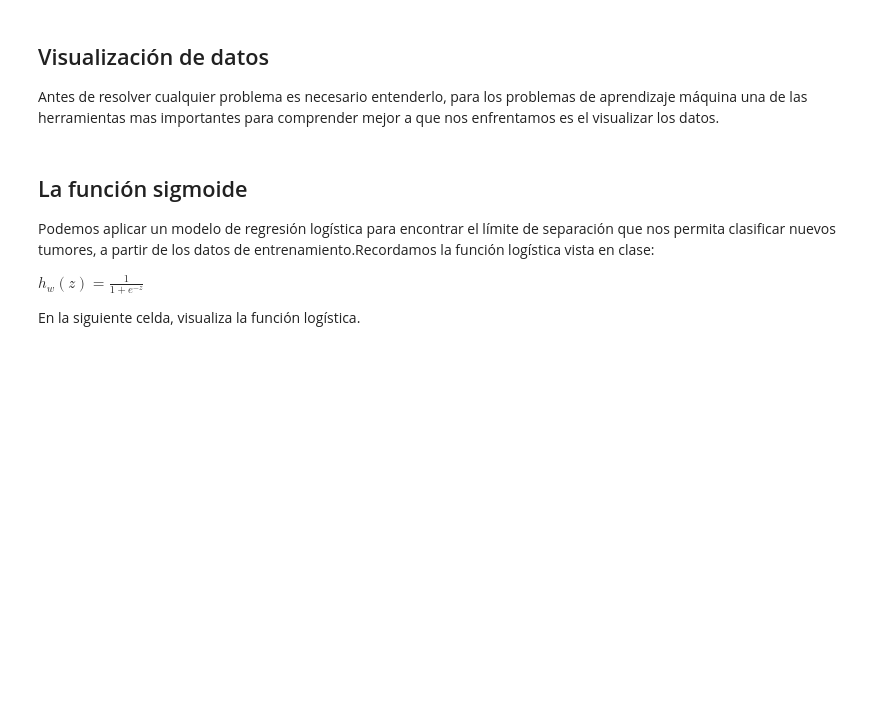
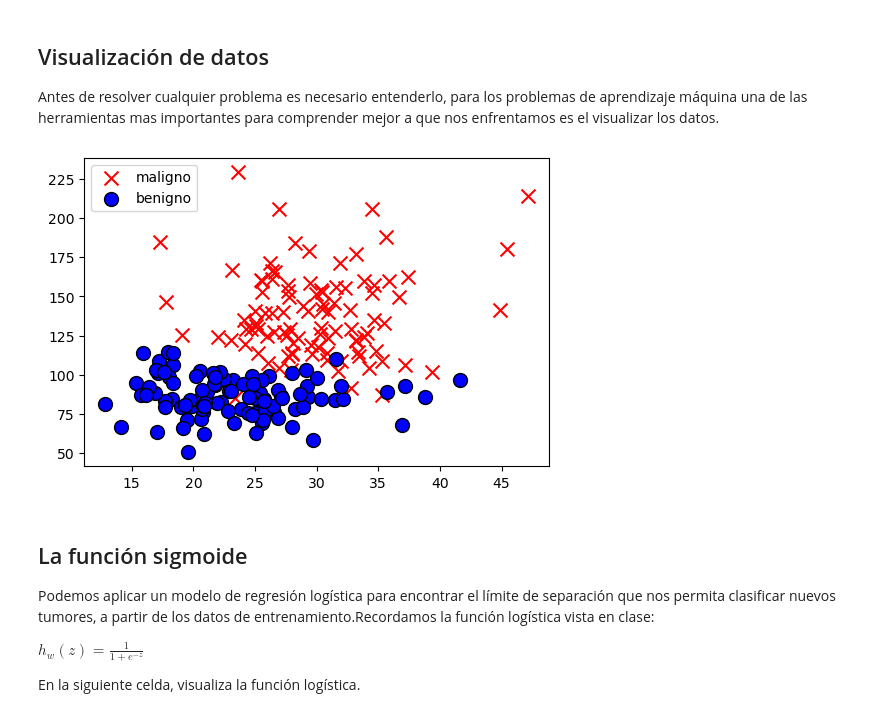
Before and after one commit to JessicaBorja/SI24, a Jupyter notebook: src/si24/ejercicios/E04_logistic_reg/logistic_regression.ipynb, the cells around one changed output. Cells and saved outputs as stored; diff of their text form; code cells hidden in the pictures; blank space fills up the shorter version.

```diff
--- a/src/si24/ejercicios/E04_logistic_reg/logistic_regression.ipynb
+++ b/src/si24/ejercicios/E04_logistic_reg/logistic_regression.ipynb
@@ -74,36 +74,39 @@ fig, ax = plt.subplots(figsize=(6,4))
 # Pintaremos los que tienen etiqueta 0 y etiqueta 1 de distinto color
 # Muestra un máximo de dp_to_plot puntos para cada clase
 dp_to_plot = 100
 
 # Grafica los datos malignos
 malignant_entries = data_train[malignant_idcs]
 ax.scatter(
     # TODO: Ingresa los datos a graficar
     # ====== Start of solution =====
-    x=...,
-    y=...,
+    x=malignant_entries[:dp_to_plot,0],
+    y=malignant_entries[:dp_to_plot,1],
     # ====== End of solution =====
     s=100,
     color="r",
     marker="x",
     label="maligno"
 )
 
 # Grafica los datos benignos
 benign_entries = data_train[benign_idcs]
 ax.scatter(
     # TODO: Ingresa los datos a graficar
     # ====== Start of solution =====
-
+    x=benign_entries[:dp_to_plot,0],
+    y=benign_entries[:dp_to_plot,1],
     # ====== End of solution =====
     s=100,
     color="b",
     edgecolor='black',
     marker="o",
     label="benigno"
 )
 plt.legend()
 plt.show()
+# %% [output]
+[figure, added]
 # %% [markdown]
 ## La función sigmoide
 Podemos aplicar un modelo de regresión logística para encontrar el límite de separación que nos permita clasificar nuevos tumores, a partir de los datos de entrenamiento.Recordamos la función logística vista en clase:
```
Also changed, not shown: parts of 3 cells of this notebook.
